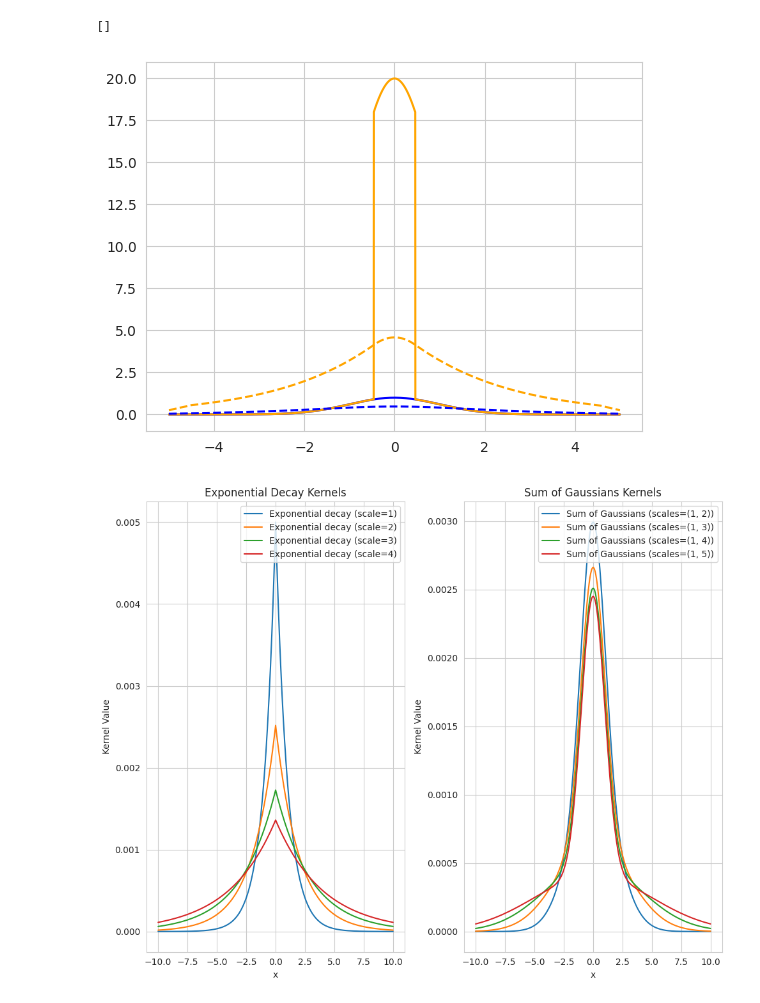
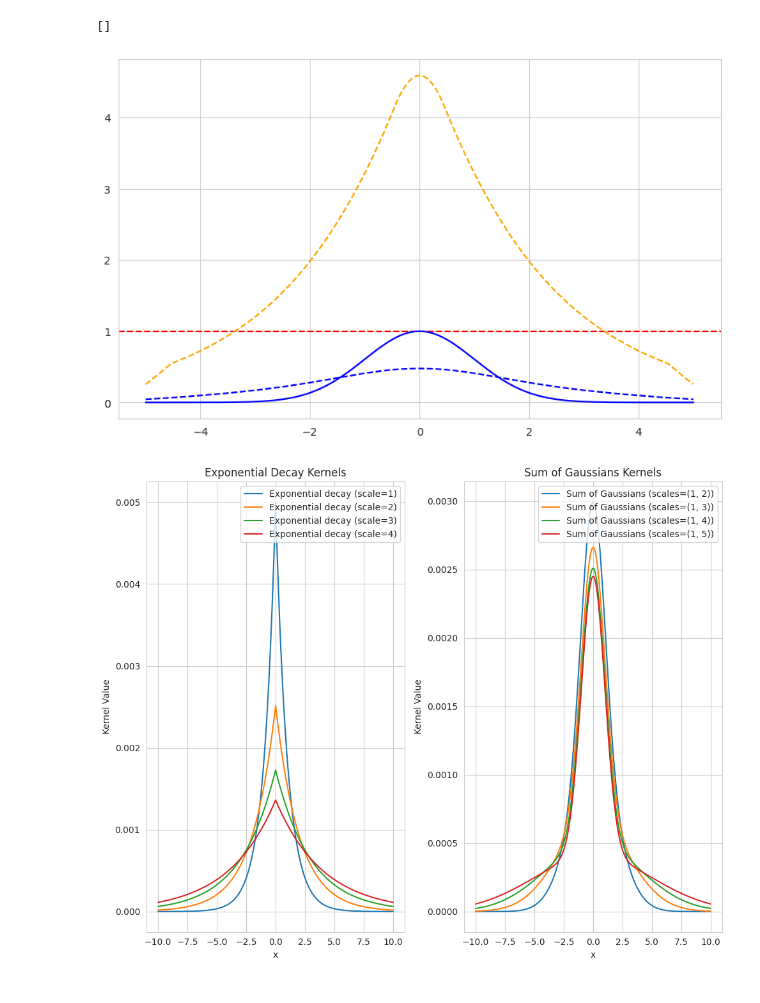
Before and after one commit to ewaMiazga/comp-photo-2025, a Jupyter notebook: blur_kernel_analysis.ipynb, the cells around one changed output. Saved outputs shown, nothing was run; the diff lists cells and outputs as text; code cells hidden in the pictures.

```diff
--- a/blur_kernel_analysis.ipynb
+++ b/blur_kernel_analysis.ipynb
@@ -27,15 +27,19 @@ kernel = kernel / np.sum(kernel)  # Ensure the kernel sums to 1
 y_convolved = np.convolve(y, kernel, mode='same')
 y_ext_convolved = np.convolve(y_ext, kernel, mode='same')
 # %%
+exposure_limit = 1
+# Plot the exposure limit as a red dotted line
+plt.figure(figsize=(10, 6))
+plt.axhline(exposure_limit, color='red', linestyle='--', label='Exposure Limit (1)')
 plt.plot(x, y, label='f(x) = exp(-x^2)', color='blue')
-plt.plot(x, y_ext, label='f(x) = exp(-x^2) with extension', color='orange')
+# plt.plot(x, y_ext, label='f(x) = exp(-x^2) with extension', color='orange')
 # plt.plot(x, kernel, label='Smoothing Kernel', color='green', linestyle='--')
 plt.plot(x, y_convolved, label='Convolved f(x)', color='blue', linestyle='--')
 plt.plot(x, y_ext_convolved, label='Convolved f(x) with extension', color='orange', linestyle='--')
 plt.plot()
 # %% [output]
 []
-[figure, old version]
+[figure, new version]
 # %%
 def exp_decay(x, scale):
     """Exponential decay function. Normalized to sum to 1."""
```
Also changed, not shown: parts of 8 cells of this notebook, 5 other files.
